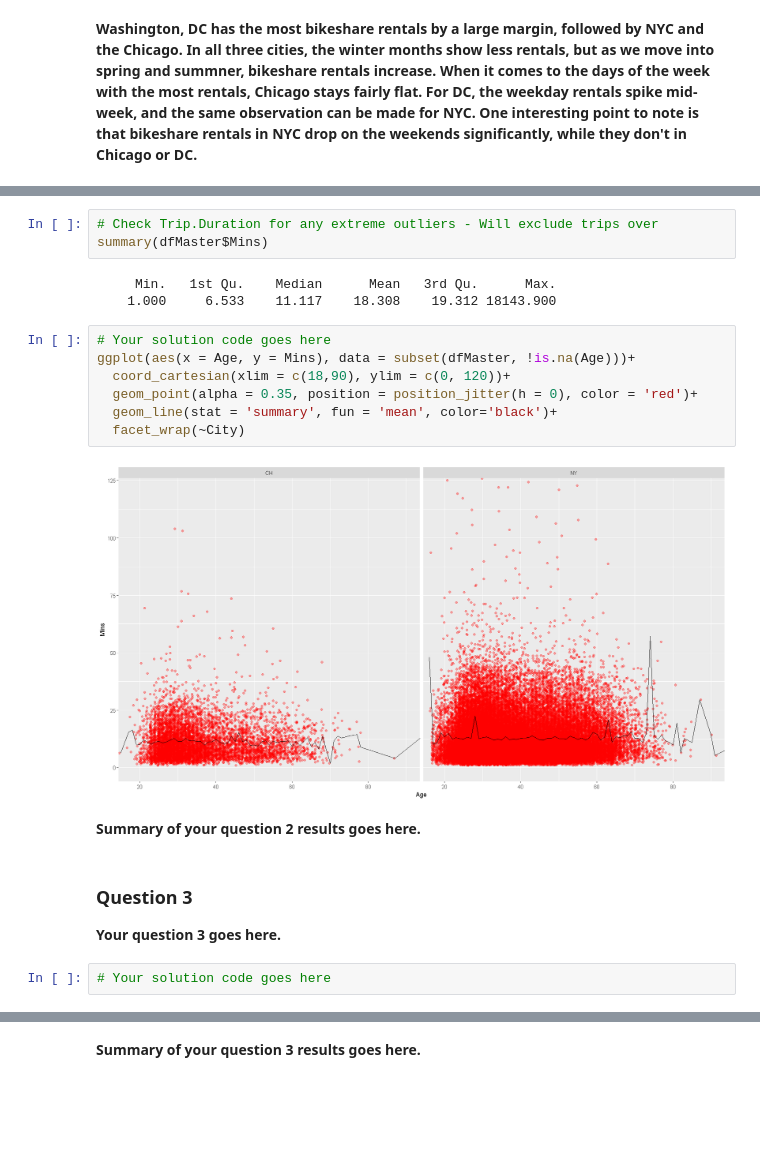
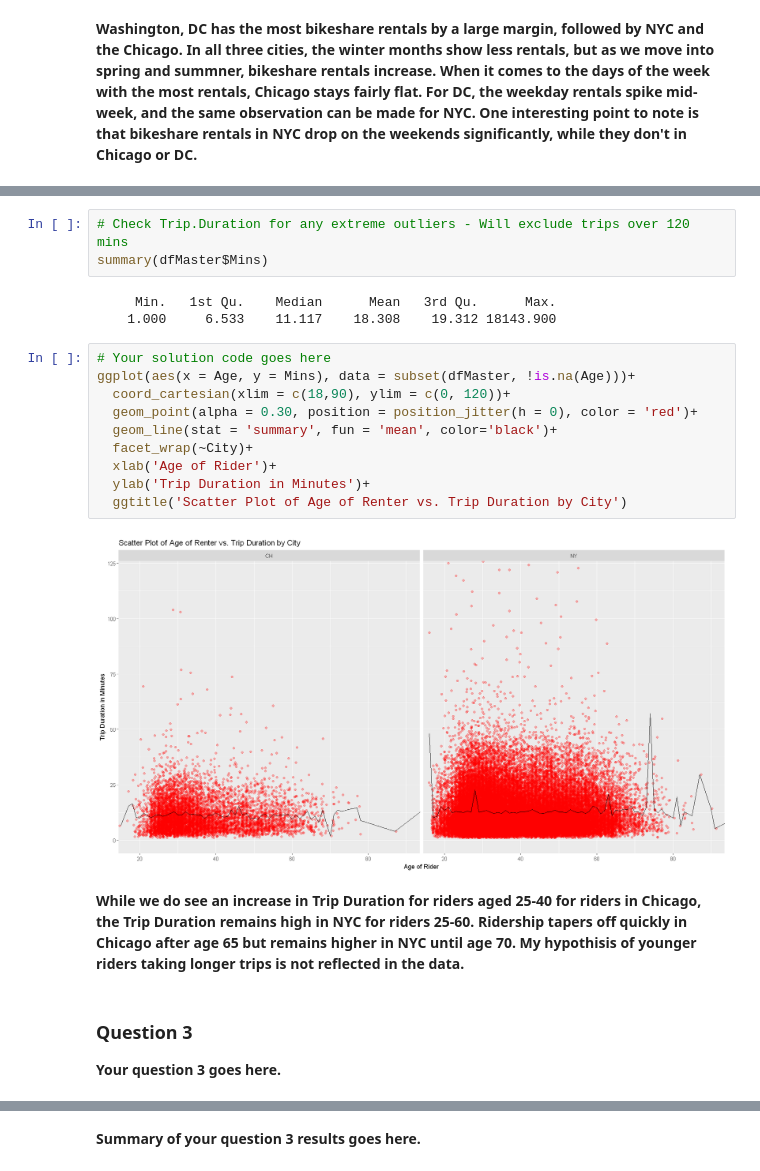
Before and after one commit to GaryLBentley/bikerideshare, a Jupyter notebook: Explore_bikeshare_data.ipynb, the cells around one changed output, grey strips where cells are left out. Drawn from its saved outputs; the diff is of its cells as text; blank space fills up the shorter version.

```diff
--- a/Explore_bikeshare_data.ipynb
+++ b/Explore_bikeshare_data.ipynb
@@ -149,5 +150,5 @@ grid.arrange(plot1, plot2, ncol=2)
 # %%
-# Check Trip.Duration for any extreme outliers - Will exclude trips over
+# Check Trip.Duration for any extreme outliers - Will exclude trips over 120 mins
 summary(dfMaster$Mins)
 # %% [output]
      Min.   1st Qu.    Median      Mean   3rd Qu.      Max.
@@ -155,17 +156,18 @@ summary(dfMaster$Mins)
 # %%
 # Your solution code goes here
 ggplot(aes(x = Age, y = Mins), data = subset(dfMaster, !is.na(Age)))+
   coord_cartesian(xlim = c(18,90), ylim = c(0, 120))+
-  geom_point(alpha = 0.35, position = position_jitter(h = 0), color = 'red')+
+  geom_point(alpha = 0.30, position = position_jitter(h = 0), color = 'red')+
   geom_line(stat = 'summary', fun = 'mean', color='black')+
-  facet_wrap(~City)
+  facet_wrap(~City)+
+  xlab('Age of Rider')+
+  ylab('Trip Duration in Minutes')+
+  ggtitle('Scatter Plot of Age of Renter vs. Trip Duration by City')
 # %% [output]
-[figure, old version]
+[figure, new version]
-# %% [markdown]
-**Summary of your question 2 results goes here.**
+# %% [markdown]
+**While we do see an increase in Trip Duration for riders aged 25-40 for riders in Chicago, the Trip Duration remains high in NYC for riders 25-60. Ridership tapers off quickly in Chicago after age 65 but remains higher in NYC until age 70. My hypothisis of younger riders taking longer trips is not reflected in the data.**
 # %% [markdown]
 ### Question 3
 
 **Your question 3 goes here.**
-# %%
-# Your solution code goes here
```
Also changed, not shown: parts of 6 cells of this notebook.
